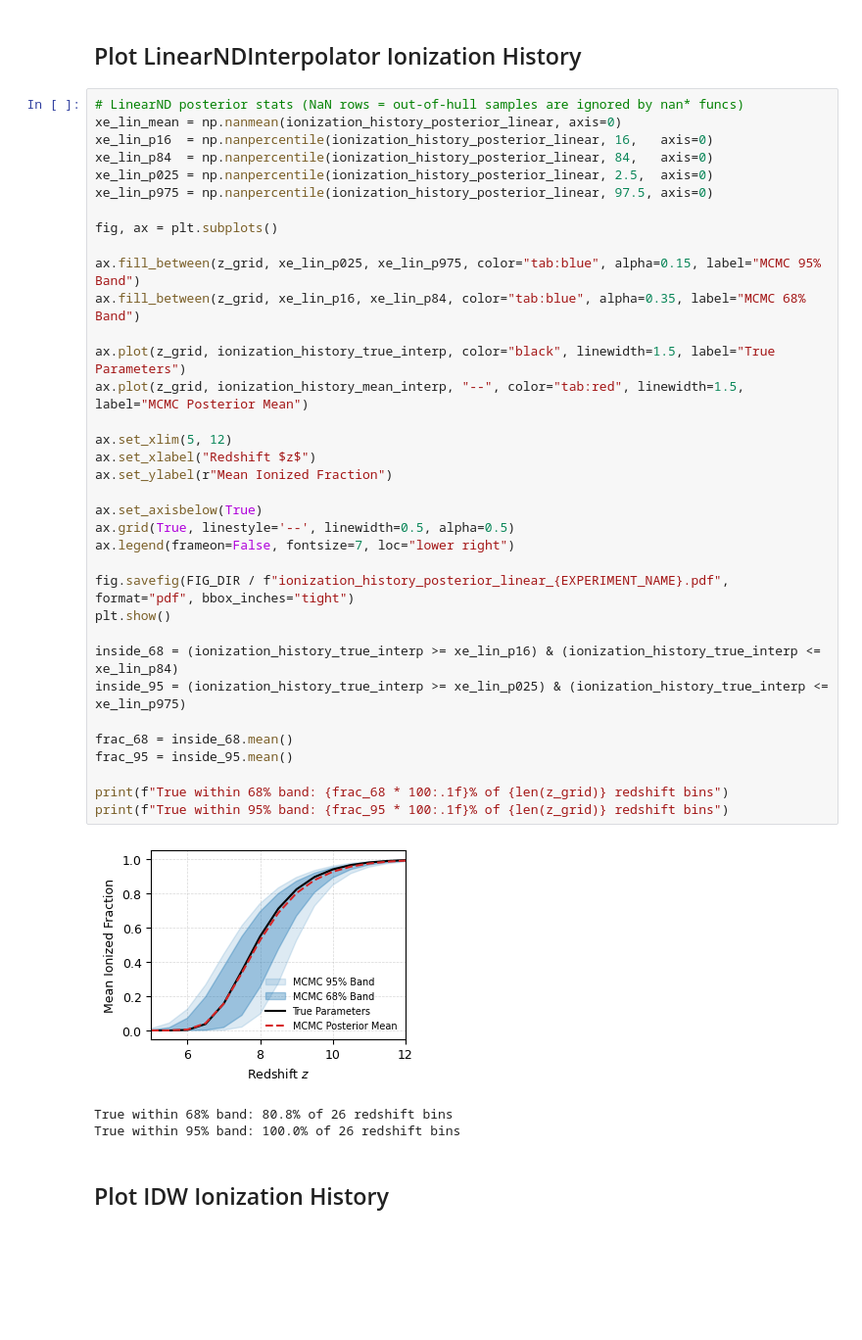
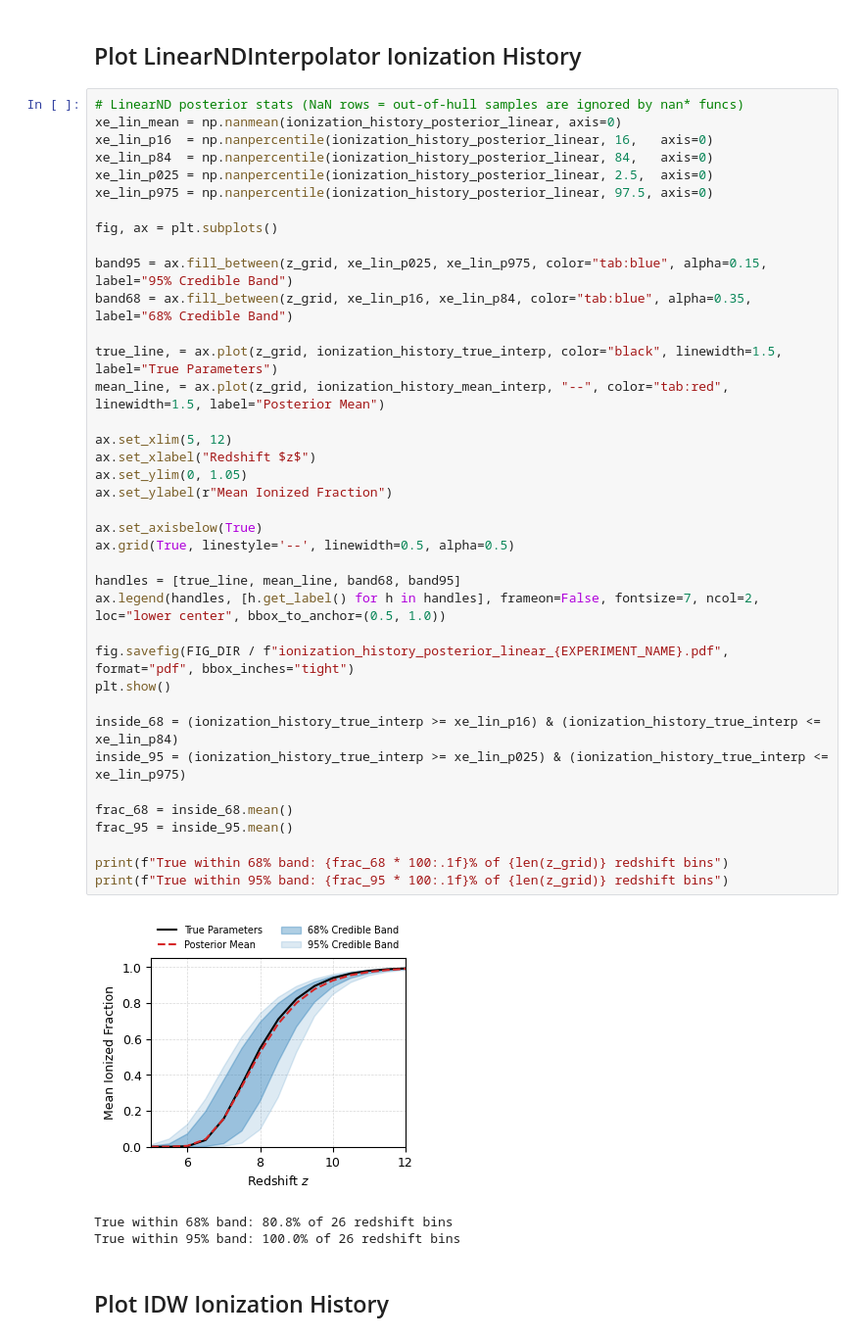
Before and after one commit to RobertxPearce/reionization-emulator, a Jupyter notebook: notebooks/publication_results/05_physical_validation.ipynb, the cells around one changed output. Shown at 98% size. Saved outputs shown, nothing was run; the diff lists cells and outputs as text; blank space fills up the shorter version.

Commit message:
Refresh physical validation outputs and improve figure legends

```diff
--- a/notebooks/publication_results/05_physical_validation.ipynb
+++ b/notebooks/publication_results/05_physical_validation.ipynb
@@ -442,39 +442,42 @@ xe_p975 = np.percentile(xe_posterior_idw, 97.5, axis=0)
 # LinearND posterior stats (NaN rows = out-of-hull samples are ignored by nan* funcs)
 xe_lin_mean = np.nanmean(ionization_history_posterior_linear, axis=0)
 xe_lin_p16  = np.nanpercentile(ionization_history_posterior_linear, 16,   axis=0)
 xe_lin_p84  = np.nanpercentile(ionization_history_posterior_linear, 84,   axis=0)
 xe_lin_p025 = np.nanpercentile(ionization_history_posterior_linear, 2.5,  axis=0)
 xe_lin_p975 = np.nanpercentile(ionization_history_posterior_linear, 97.5, axis=0)
 
 fig, ax = plt.subplots()
 
-ax.fill_between(z_grid, xe_lin_p025, xe_lin_p975, color="tab:blue", alpha=0.15, label="MCMC 95% Band")
-ax.fill_between(z_grid, xe_lin_p16, xe_lin_p84, color="tab:blue", alpha=0.35, label="MCMC 68% Band")
+band95 = ax.fill_between(z_grid, xe_lin_p025, xe_lin_p975, color="tab:blue", alpha=0.15, label="95% Credible Band")
+band68 = ax.fill_between(z_grid, xe_lin_p16, xe_lin_p84, color="tab:blue", alpha=0.35, label="68% Credible Band")
 
-ax.plot(z_grid, ionization_history_true_interp, color="black", linewidth=1.5, label="True Parameters")
-ax.plot(z_grid, ionization_history_mean_interp, "--", color="tab:red", linewidth=1.5, label="MCMC Posterior Mean")
+true_line, = ax.plot(z_grid, ionization_history_true_interp, color="black", linewidth=1.5, label="True Parameters")
+mean_line, = ax.plot(z_grid, ionization_history_mean_interp, "--", color="tab:red", linewidth=1.5, label="Posterior Mean")
 
 ax.set_xlim(5, 12)
 ax.set_xlabel("Redshift $z$")
+ax.set_ylim(0, 1.05)
 ax.set_ylabel(r"Mean Ionized Fraction")
 
 ax.set_axisbelow(True)
 ax.grid(True, linestyle='--', linewidth=0.5, alpha=0.5)
-ax.legend(frameon=False, fontsize=7, loc="lower right")
+
+handles = [true_line, mean_line, band68, band95]
+ax.legend(handles, [h.get_label() for h in handles], frameon=False, fontsize=7, ncol=2, loc="lower center", bbox_to_anchor=(0.5, 1.0))
 
 fig.savefig(FIG_DIR / f"ionization_history_posterior_linear_{EXPERIMENT_NAME}.pdf", format="pdf", bbox_inches="tight")
 plt.show()
 
 inside_68 = (ionization_history_true_interp >= xe_lin_p16) & (ionization_history_true_interp <= xe_lin_p84)
 inside_95 = (ionization_history_true_interp >= xe_lin_p025) & (ionization_history_true_interp <= xe_lin_p975)
 
 frac_68 = inside_68.mean()
 frac_95 = inside_95.mean()
 
 print(f"True within 68% band: {frac_68 * 100:.1f}% of {len(z_grid)} redshift bins")
 print(f"True within 95% band: {frac_95 * 100:.1f}% of {len(z_grid)} redshift bins")
 # %% [output]
-[figure, old version]
+[figure, new version]
 True within 68% band: 80.8% of 26 redshift bins
 True within 95% band: 100.0% of 26 redshift bins
 # %% [markdown]
```
Also changed, not shown: parts of 1 cell of this notebook.
